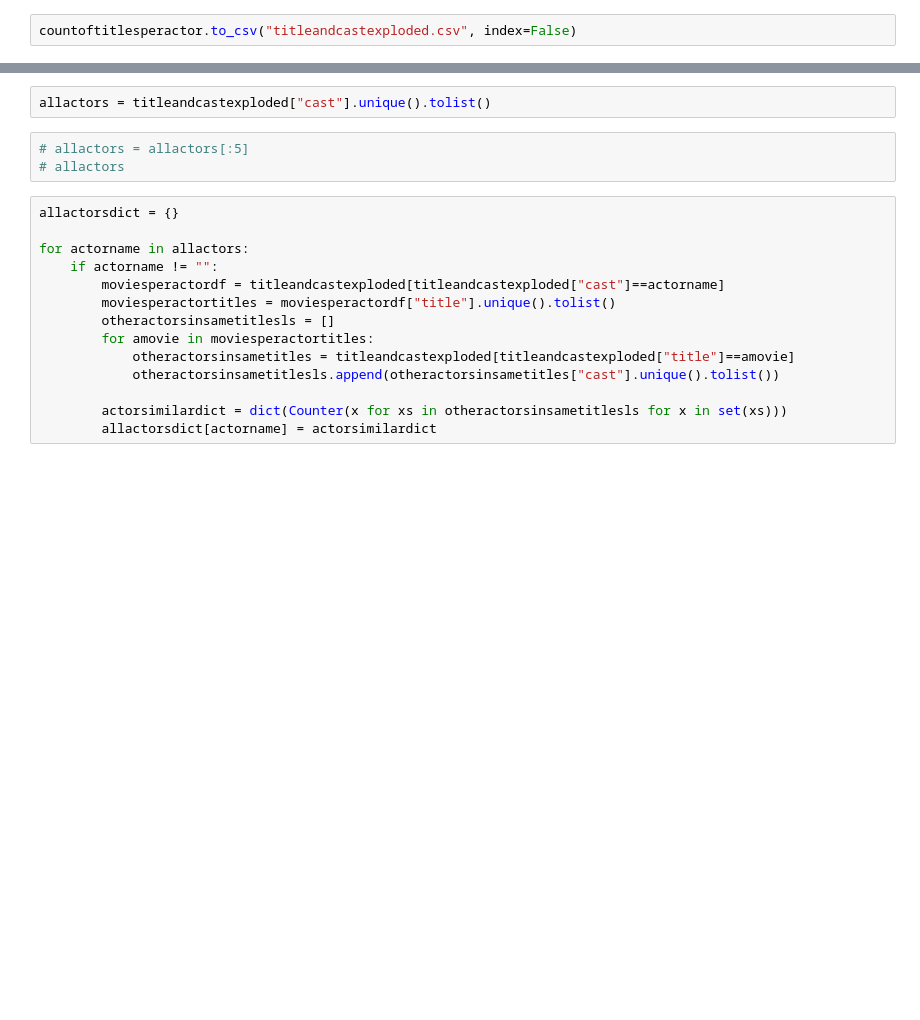
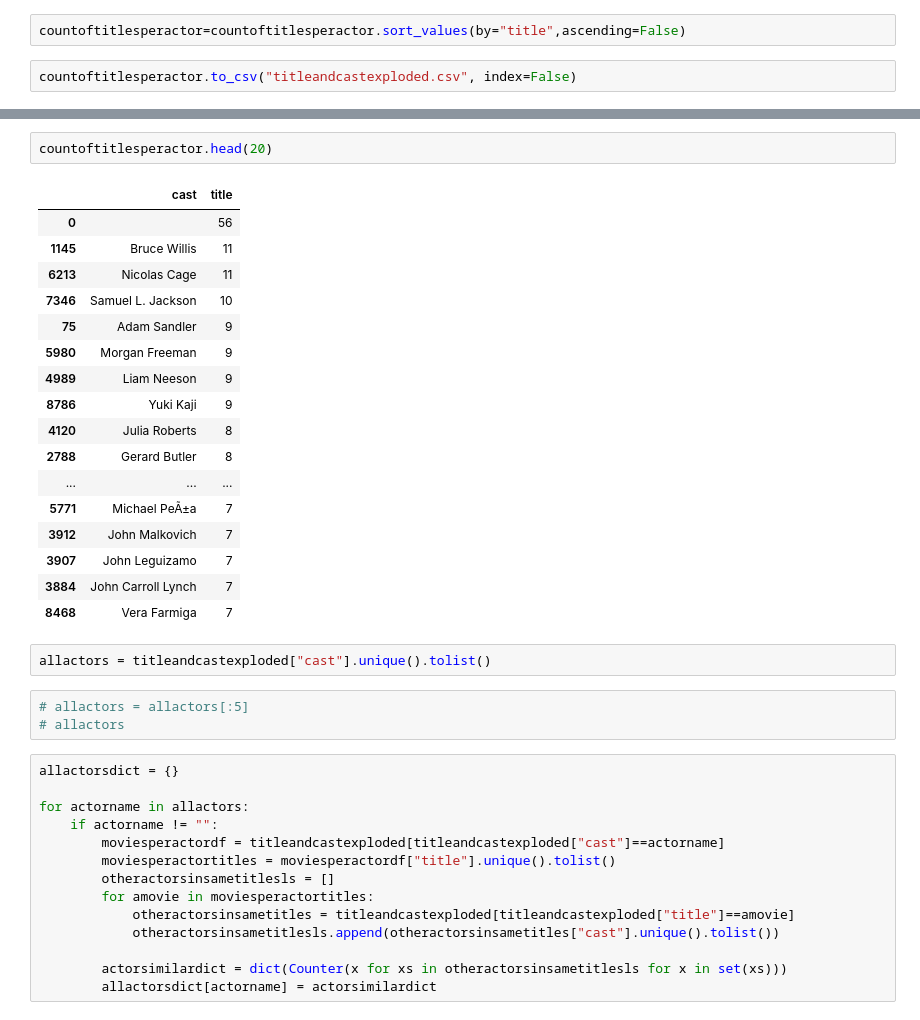
Before and after one commit to Lycnda/netflixdataanalysis, a Jupyter notebook: NetflixAnalysisCast.ipynb, the cells around one changed output, grey strips where cells are left out. Drawn from its saved outputs; the diff is of its cells as text; blank space fills up the shorter version.

```diff
--- a/NetflixAnalysisCast.ipynb
+++ b/NetflixAnalysisCast.ipynb
@@ -29,5 +54,7 @@ titleandcastexploded = titleandcast.explode('cast')
 titleandcastexploded["cast"]=titleandcastexploded["cast"].apply(lambda x : x.strip())
 # %%
 countoftitlesperactor = titleandcastexploded.groupby(["cast"])["title"].count().reset_index()
+# %%
+countoftitlesperactor=countoftitlesperactor.sort_values(by="title",ascending=False)
 # %%
 countoftitlesperactor.to_csv("titleandcastexploded.csv", index=False)
@@ -34,3 +83,23 @@ countoftitlesperactor.to_csv("titleandcastexploded.csv", index=False)
+# %%
+countoftitlesperactor.head(20)
+# %% [output]
+|  | cast | title |
+| 0 |  | 56 |
+| 1145 | Bruce Willis | 11 |
+| 6213 | Nicolas Cage | 11 |
+| 7346 | Samuel L. Jackson | 10 |
+| 75 | Adam Sandler | 9 |
+| 5980 | Morgan Freeman | 9 |
+| 4989 | Liam Neeson | 9 |
+| 8786 | Yuki Kaji | 9 |
+| 4120 | Julia Roberts | 8 |
+| 2788 | Gerard Butler | 8 |
+| ... | ... | ... |
+| 5771 | Michael PeÃ±a | 7 |
+| 3912 | John Malkovich | 7 |
+| 3907 | John Leguizamo | 7 |
+| 3884 | John Carroll Lynch | 7 |
+| 8468 | Vera Farmiga | 7 |
 # %%
 allactors = titleandcastexploded["cast"].unique().tolist()
 # %%
```
Also changed, not shown: parts of 12 cells of this notebook, 10 other files.
